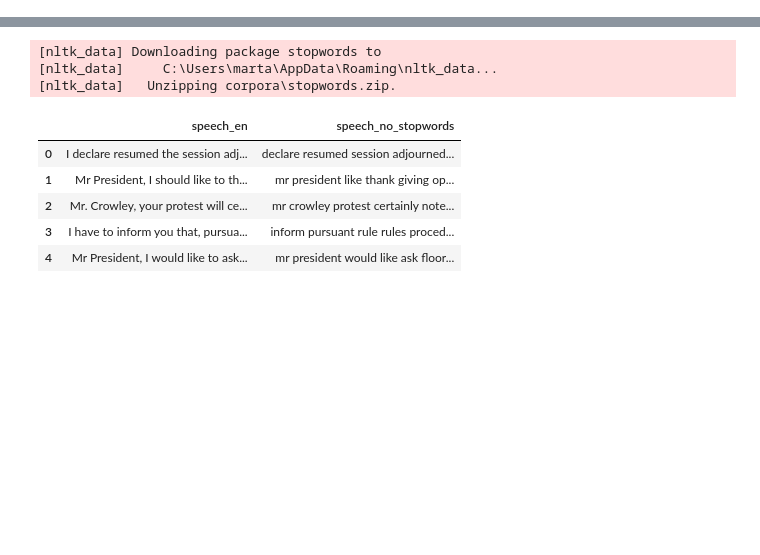
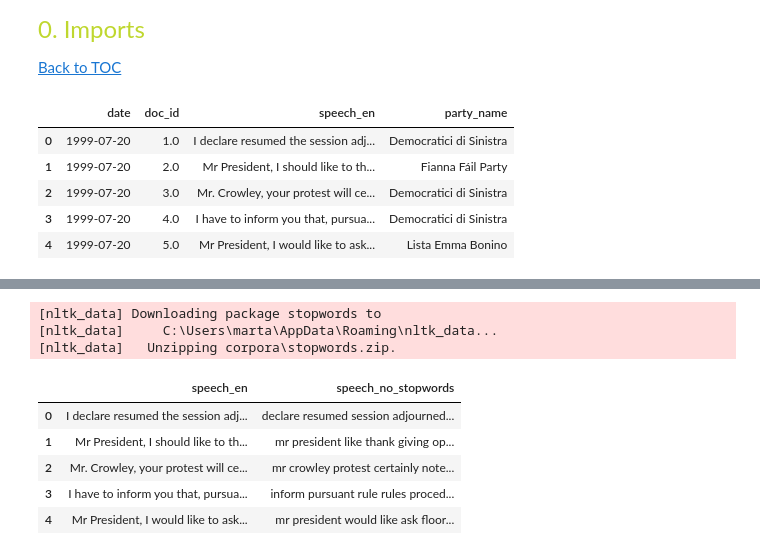
Before and after one commit to luisrafaelsoeiro/Dissertacao_UE, a Jupyter notebook: 02_preprocessing.ipynb, the cells around one changed output, grey strips where cells are left out. Cells and saved outputs as stored; diff of their text form; code cells hidden in the pictures; blank space fills up the shorter version.

```diff
--- a/02_preprocessing.ipynb
+++ b/02_preprocessing.ipynb
@@ -1,3 +11,7 @@
+# %% [markdown]
+<font color='#BFD72F' size=5>0. Imports</font> <a class="anchor" id="P0"></a>
+
+[Back to TOC](#toc)
 # %%
 import pandas as pd
 import matplotlib.pyplot as plt
@@ -8,3 +22,14 @@ from wordcloud import WordCloud
 from collections import Counter
 # %%
 df = pd.read_csv("EUPDCorp_agenda_fixed.csv")
+# %%
+# Keep only the specified columns
+df = df[["date", "doc_id", "speech_en", "party_name"]].copy()
+df.head()
+# %% [output]
+|  | date | doc_id | speech_en | party_name |
+| 0 | 1999-07-20 | 1.0 | I declare resumed the session adj... | Democratici di Sinistra |
+| 1 | 1999-07-20 | 2.0 | Mr President, I should like to th... | Fianna Fáil Party |
+| 2 | 1999-07-20 | 3.0 | Mr. Crowley, your protest will ce... | Democratici di Sinistra |
+| 3 | 1999-07-20 | 4.0 | I have to inform you that, pursua... | Democratici di Sinistra |
+| 4 | 1999-07-20 | 5.0 | Mr President, I would like to ask... | Lista Emma Bonino |
```
Also changed, not shown: parts of 12 cells of this notebook, 5 other files.
